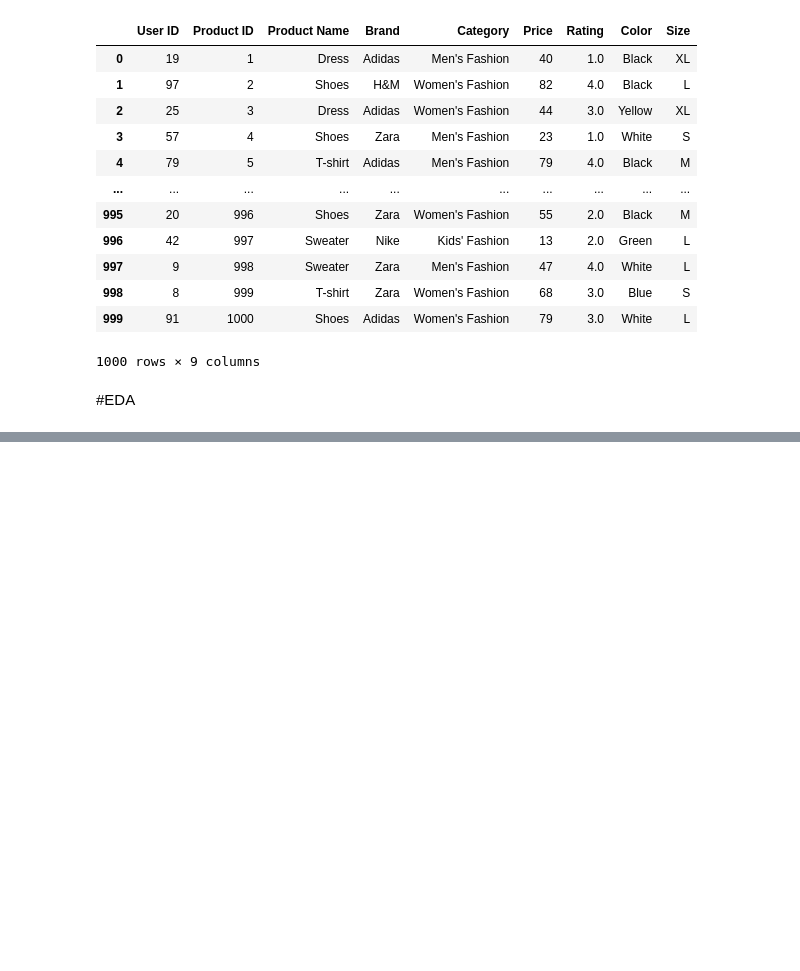
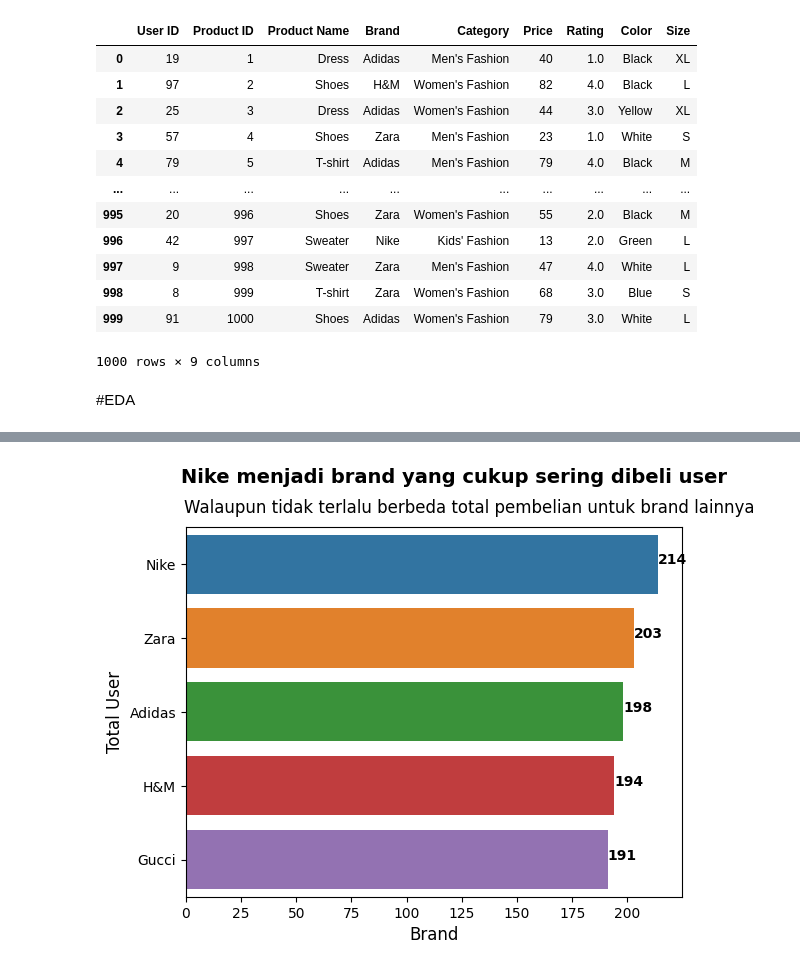
Before and after one commit to fffadhilll/recommender-system-hackathon, a Jupyter notebook: recsys_hackathon.ipynb, the cells around one changed output, grey strips where cells are left out. Cells and saved outputs as stored; diff of their text form; code cells hidden in the pictures; blank space fills up the shorter version.

```diff
--- a/recsys_hackathon.ipynb
+++ b/recsys_hackathon.ipynb
@@ -120,0 +155,19 @@ df
+# %%
+most_cat = df.groupby(['Brand'])['User ID'].count().reset_index().sort_values(by='User ID', ascending=False)
+
+fig, ax = plt.subplots()
+
+sns.barplot(data=most_cat, y='Brand', x='User ID', orient='h')
+
+for i, v in enumerate(most_cat['User ID']):
+    ax.text(v, i, str(v),
+            color = 'black', fontweight = 'bold')
+
+plt.text(x=-2, y=-1.1, s="Nike menjadi brand yang cukup sering dibeli user", fontweight='bold', fontsize=14)
+plt.text(x=-1, y=-0.7, s="Walaupun tidak terlalu berbeda total pembelian untuk brand lainnya", fontsize=12)
+plt.xlabel('Brand', fontsize=12)
+plt.ylabel('Total User', fontsize=12)
+
+plt.show()
+# %% [output]
+[figure, added]
```
Also changed, not shown: parts of 11 cells of this notebook.
